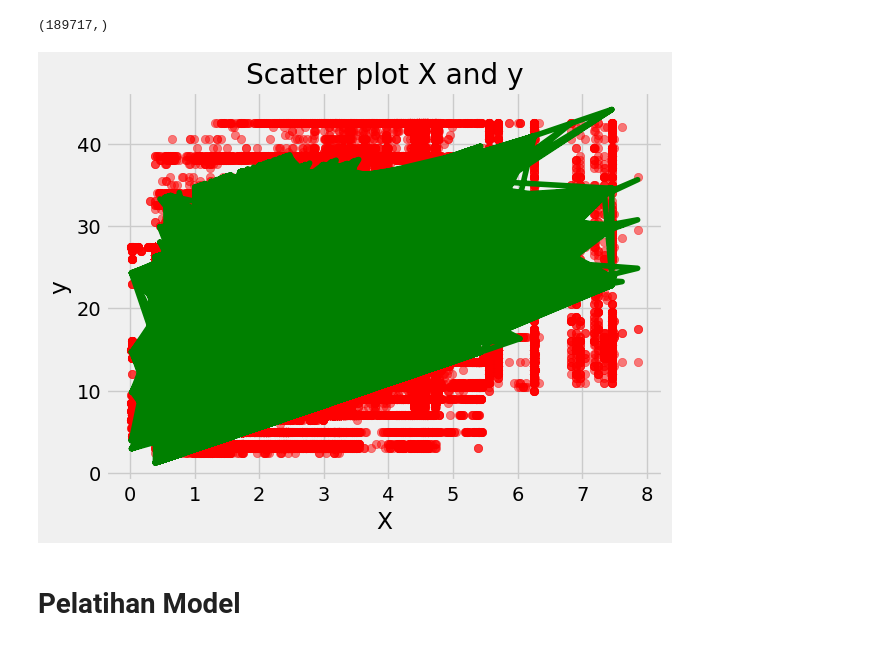
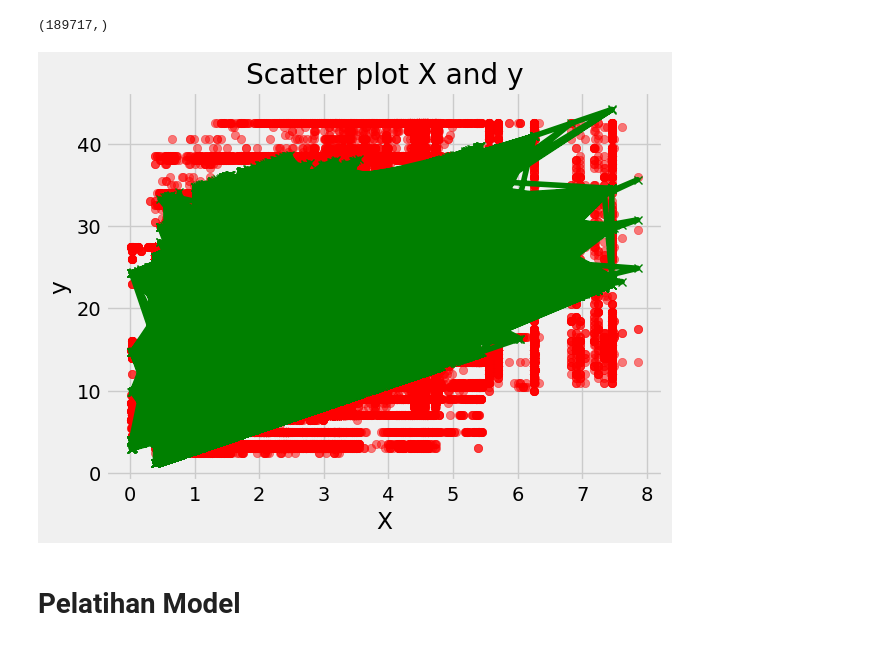
Before and after one commit to qarisp/H8_PYTN-KS08-019, a Jupyter notebook: FinalProject/PYTN_KampusMerdeka_fp1_Qaris Ardian Pratama.ipynb, the cells around one changed output. Saved outputs shown, nothing was run; the diff lists cells and outputs as text; code cells hidden in the pictures.

```diff
--- a/FinalProject/PYTN_KampusMerdeka_fp1_Qaris Ardian Pratama.ipynb
+++ b/FinalProject/PYTN_KampusMerdeka_fp1_Qaris Ardian Pratama.ipynb
@@ -711,8 +873,6 @@ X = new_df_onehot.drop(columns=['price'], axis=1).values
 y = new_df_onehot['price'].values
 
 X_train, X_test, y_train, y_test = train_test_split(X, y, test_size=0.3, random_state=0)
-# %%
-X_train, X_test, y_train, y_test = train_test_split(x_transform, Y, test_size=0.3, random_state=0)
 # %% [markdown]
 #### Modelling
 # %% [markdown]
@@ -837,13 +962,13 @@ y_pred.shape
 # %% [output]
 (189717,)
 # %%
-plt.scatter(X[:, 1], y, alpha=0.5, color='red')
-plt.plot(X_test[:, 1], y_pred, color='green')
+plt.scatter(X[:, 1], y, alpha=0.5, color='red', marker='o')
+plt.plot(X_test[:, 1], y_pred, color='green', marker='x')
 plt.title('Scatter plot X and y')
 plt.xlabel('X')
 plt.ylabel('y')
 plt.show()
 # %% [output]
-[figure, old version]
+[figure, new version]
 # %% [markdown]
 # Pelatihan Model
```
Also changed, not shown: parts of 99 cells of this notebook.
